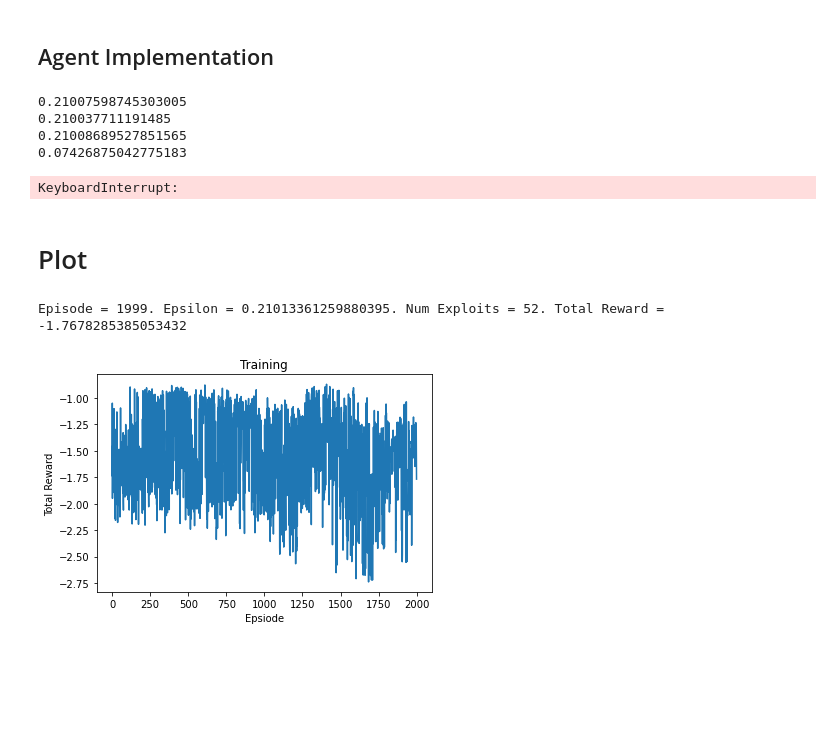
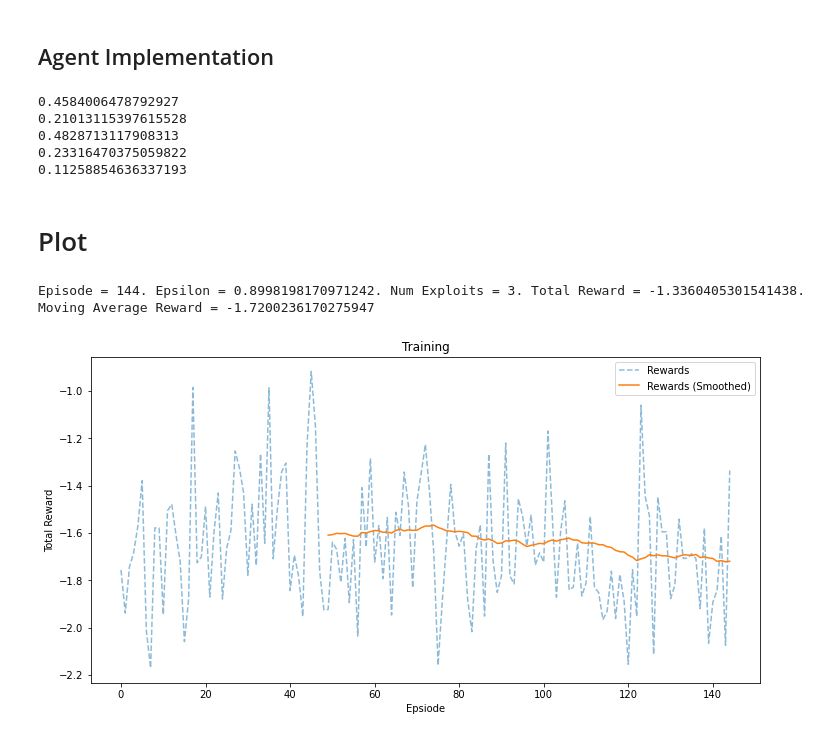
Before and after one commit to arranbrown99/COVID_simulation, a Jupyter notebook: notebooks/run_qlearning_nn.ipynb, the cells around one changed output. Saved outputs shown, nothing was run; the diff lists cells and outputs as text; code cells hidden in the pictures; blank space fills up the shorter version.

```diff
--- a/notebooks/run_qlearning_nn.ipynb
+++ b/notebooks/run_qlearning_nn.ipynb
@@ -33,8 +32,8 @@ class NNFunctionApproximatorJointKeras():
     """ A basic MLP neural network approximator and estimator using Keras
     """
 
-    def __init__(self, alpha, d_states, n_actions, nn_config, verbose=False):
-        self.alpha = alpha
+    def __init__(self, learning_rate, d_states, n_actions, nn_config, verbose=False):
+        self.learning_rate = learning_rate
         self.nn_config = nn_config      # determines the size of the hidden layer (if any)
         self.n_actions = n_actions
         self.d_states = d_states
@@ -61,7 +60,7 @@ class NNFunctionApproximatorJointKeras():
             model.add(Dense(ilayer, input_dim=self.d_states, activation='relu'))
         model.add(Dense(self.n_actions, activation='linear'))
         model.compile(loss=self._huber_loss, # define a special loss function
-                      optimizer=Adam(lr=self.alpha, clipnorm=10.)) # specify the optimiser, we clip the gradient of the norm which can make traning more robust
+                      optimizer=Adam(lr=self.learning_rate, clipnorm=10.)) # specify the optimiser, we clip the gradient of the norm which can make traning more robust
         return model
 
     def predict(self, s, a=None):
@@ -224,35 +203,14 @@ def qlearning_nn(batch_size=80, replay_memory_size=600, nn_config=[24,24], num_e
 def check_epsilon_after(decay, after_episodes):
     return (decay**52)**after_episodes
 
-# def get_ideal_buffer_size_for_fifty_episodes():
-#     return (50 * 52)/6.5
-
-print(check_epsilon_after(0.9988005, 25))
-print(check_epsilon_after(0.9994, 50))
-print(check_epsilon_after(0.9997, 100))
-print(check_epsilon_after(0.99995, 1000))
+print(check_epsilon_after(0.99997, 500))
+print(check_epsilon_after(0.99997, 1000))
+print(check_epsilon_after(0.999986, 1000))
+print(check_epsilon_after(0.999986, 2000))
+print(check_epsilon_after(0.999986, 3000))
 # %% [output]
-0.21007598745303005
-0.210037711191485
-0.21008689527851565
-0.07426875042775183
+0.4584006478792927
+0.21013115397615528
+0.4828713117908313
+0.23316470375059822
+0.11258854636337193
-# %%
-nn_config = [12,24,12]
-num_episodes = 1000
-epsilon_decay = 0.9994
-print("This setting will result in epsilon = " + str(check_epsilon_after(epsilon_decay, num_episodes)) + " after " + str(num_episodes) + " episodes.")
-# 0.21
-
-replay_size = 400
-all_values = [60, 70, 80]
-
-eval_all_rewards = []
-eval_average_of_last_twenty_rewards = []
-for batch_size in all_values:
-    print("Starting evaluation with batch size " + str(batch_size))
-    all_rewards, average_of_last_twenty_rewards = qlearning_nn(batch_size=batch_size, replay_memory_size=replay_size, nn_config=nn_config, num_episodes=num_episodes, epsilon_decay=epsilon_decay, output=False, evaluation=True)
-    print("Average of last twenty rewards = " + str(average_of_last_twenty_rewards))
-    eval_all_rewards.append(all_rewards)
-    eval_average_of_last_twenty_rewards.append(average_of_last_twenty_rewards)
-# %% [output]
-KeyboardInterrupt:
@@ -275,5 +219,5 @@ plt.title("")
 # %%
-all_rewards, average_of_last_twenty_rewards = qlearning_nn(batch_size=104, replay_memory_size=520, nn_config=[24,24], num_episodes=2000, epsilon_decay=0.999985)
+all_rewards = qlearning_nn(batch_size=104, replay_memory_size=520, num_episodes=3000, epsilon_decay=0.999986)
 # %% [output]
-Episode = 1999. Epsilon = 0.21013361259880395. Num Exploits = 52. Total Reward = -1.7678285385053432
+Episode = 144. Epsilon = 0.8998198170971242. Num Exploits = 3. Total Reward = -1.3360405301541438. Moving Average Reward = -1.7200236170275947
-[figure, old version]
+[figure, new version]
```
Also changed, not shown: parts of 6 cells of this notebook.
